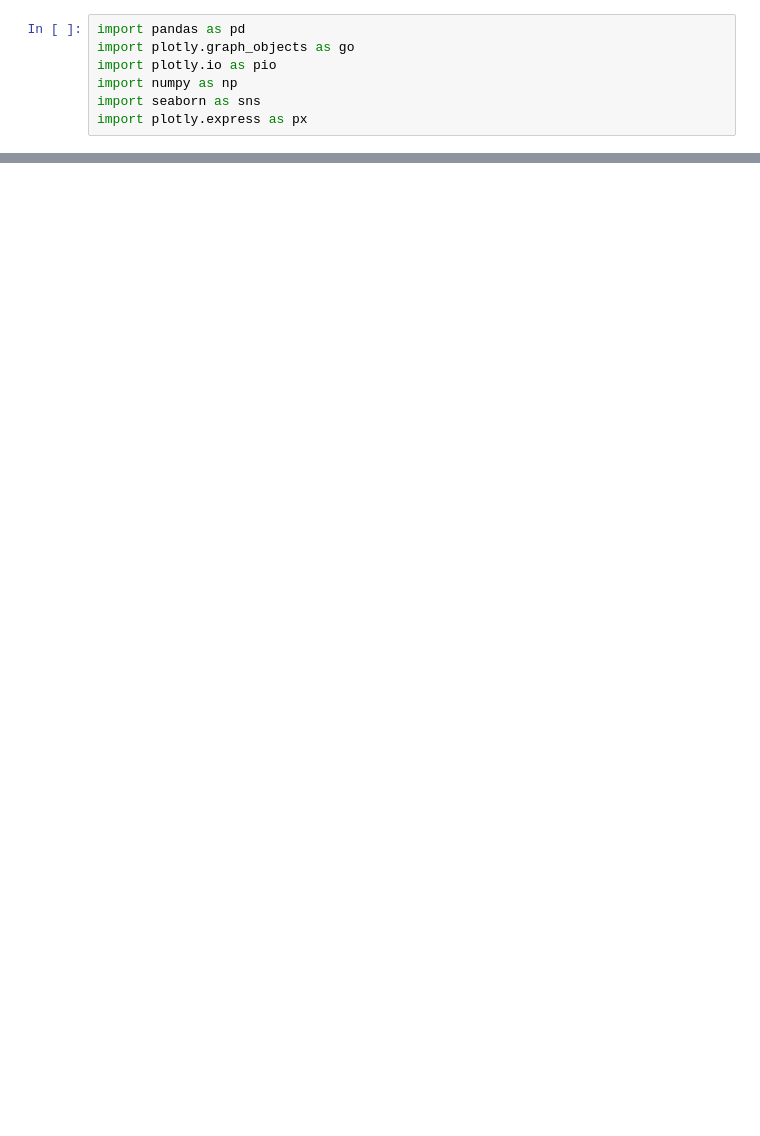
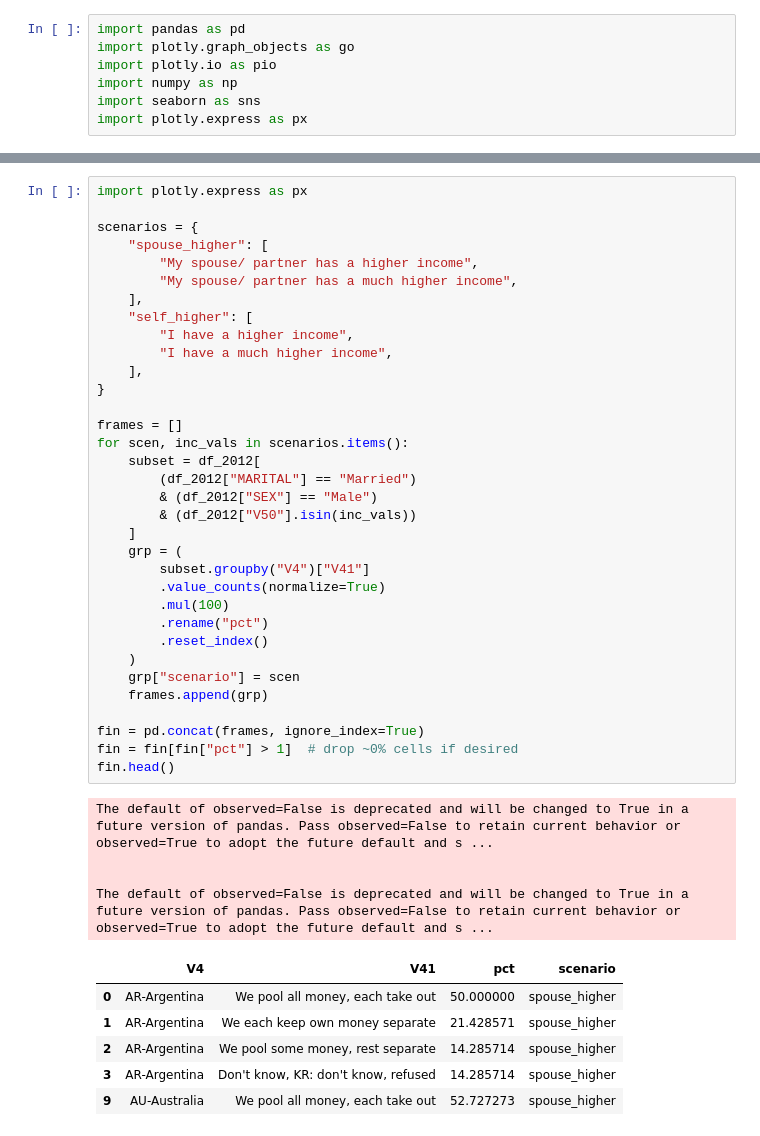
Before and after one commit to ashishpapanai/2025-02-ActionWords, a Jupyter notebook: notebooks/sidd.ipynb, the cells around one changed output, grey strips where cells are left out. Saved outputs shown, nothing was run; the diff lists cells and outputs as text; blank space fills up the shorter version.

```diff
--- a/notebooks/sidd.ipynb
+++ b/notebooks/sidd.ipynb
@@ -9,0 +244,45 @@ df = pd.read_csv("../data/harmonized/issp_harmonized_2002_2012_2022.csv")
+# %%
+import plotly.express as px
+
+scenarios = {
+    "spouse_higher": [
+        "My spouse/ partner has a higher income",
+        "My spouse/ partner has a much higher income",
+    ],
+    "self_higher": [
+        "I have a higher income",
+        "I have a much higher income",
+    ],
+}
+
+frames = []
+for scen, inc_vals in scenarios.items():
+    subset = df_2012[
+        (df_2012["MARITAL"] == "Married")
+        & (df_2012["SEX"] == "Male")
+        & (df_2012["V50"].isin(inc_vals))
+    ]
+    grp = (
+        subset.groupby("V4")["V41"]
+        .value_counts(normalize=True)
+        .mul(100)
+        .rename("pct")
+        .reset_index()
+    )
+    grp["scenario"] = scen
+    frames.append(grp)
+
+fin = pd.concat(frames, ignore_index=True)
+fin = fin[fin["pct"] > 1]  # drop ~0% cells if desired
+fin.head()
+# %% [output]
+The default of observed=False is deprecated and will be changed to True in a future version of pandas. Pass observed=False to retain current behavior or observed=True to adopt the future default and s ...
+
+
+The default of observed=False is deprecated and will be changed to True in a future version of pandas. Pass observed=False to retain current behavior or observed=True to adopt the future default and s ...
+|  | V4 | V41 | pct | scenario |
+| 0 | AR-Argentina | We pool all money, each take out | 50.000000 | spouse_higher |
+| 1 | AR-Argentina | We each keep own money separate | 21.428571 | spouse_higher |
+| 2 | AR-Argentina | We pool some money, rest separate | 14.285714 | spouse_higher |
+| 3 | AR-Argentina | Don't know, KR: don't know, refused | 14.285714 | spouse_higher |
+| 9 | AU-Australia | We pool all money, each take out | 52.727273 | spouse_higher |
```
Also changed, not shown: parts of 52 cells of this notebook, 6 other files.
